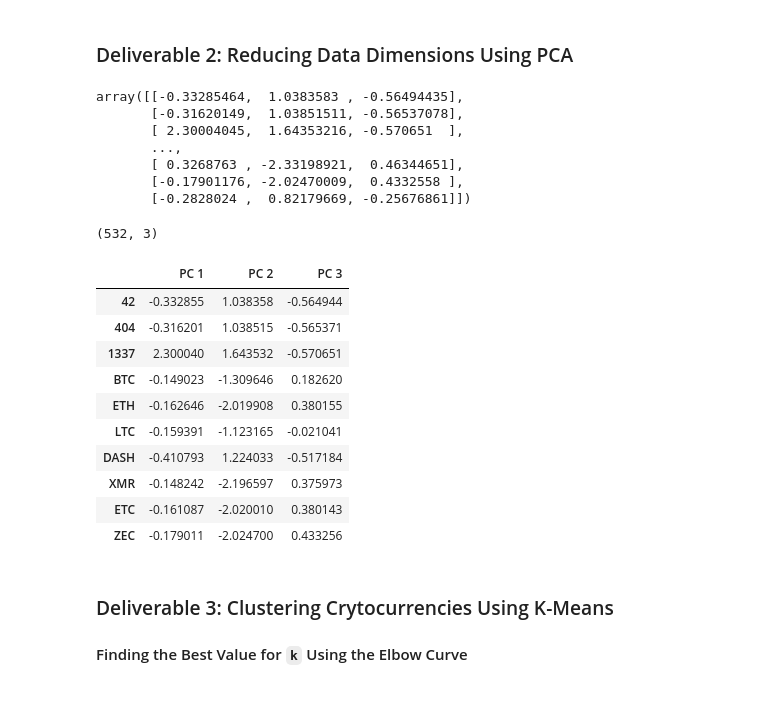
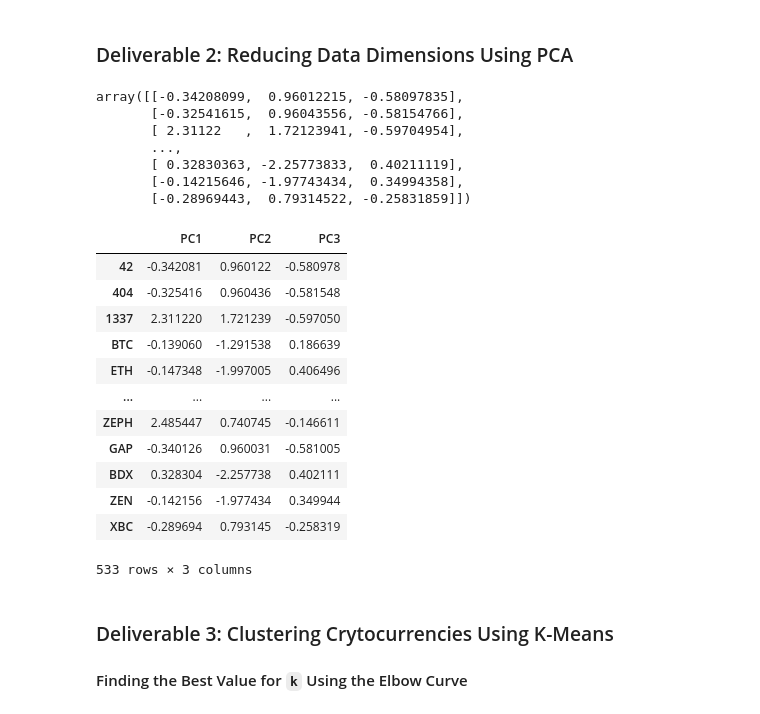
Before and after one commit to mzabrisk/Cryptocurrencies, a Jupyter notebook: crypto_clustering.ipynb, the cells around one changed output. Saved outputs shown, nothing was run; the diff lists cells and outputs as text; code cells hidden in the pictures.

```diff
--- a/crypto_clustering.ipynb
+++ b/crypto_clustering.ipynb
@@ -217,31 +217,35 @@ X
 ### Deliverable 2: Reducing Data Dimensions Using PCA
 # %%
 # Using PCA to reduce dimension to three principal components.
-# YOUR CODE HERE
+pca = PCA(n_components=3)
+X_pca = pca.fit_transform(X)
+X_pca
 # %% [output]
-array([[-0.33285464,  1.0383583 , -0.56494435],
-       [-0.31620149,  1.03851511, -0.56537078],
-       [ 2.30004045,  1.64353216, -0.570651  ],
+array([[-0.34208099,  0.96012215, -0.58097835],
+       [-0.32541615,  0.96043556, -0.58154766],
+       [ 2.31122   ,  1.72123941, -0.59704954],
        ...,
-       [ 0.3268763 , -2.33198921,  0.46344651],
-       [-0.17901176, -2.02470009,  0.4332558 ],
-       [-0.2828024 ,  0.82179669, -0.25676861]])
+       [ 0.32830363, -2.25773833,  0.40211119],
+       [-0.14215646, -1.97743434,  0.34994358],
+       [-0.28969443,  0.79314522, -0.25831859]])
 # %%
 # Create a DataFrame with the three principal components.
-# YOUR CODE HERE
+pca_df = pd.DataFrame(X_pca, columns=['PC1', 'PC2', 'PC3'], index=crypto_df.index)
+pca_df
 # %% [output]
+|  | PC1 | PC2 | PC3 |
+| 42 | -0.342081 | 0.960122 | -0.580978 |
+| 404 | -0.325416 | 0.960436 | -0.581548 |
+| 1337 | 2.311220 | 1.721239 | -0.597050 |
+| BTC | -0.139060 | -1.291538 | 0.186639 |
+| ETH | -0.147348 | -1.997005 | 0.406496 |
+| ... | ... | ... | ... |
+| ZEPH | 2.485447 | 0.740745 | -0.146611 |
+| GAP | -0.340126 | 0.960031 | -0.581005 |
+| BDX | 0.328304 | -2.257738 | 0.402111 |
+| ZEN | -0.142156 | -1.977434 | 0.349944 |
+| XBC | -0.289694 | 0.793145 | -0.258319 |
-(532, 3)
+533 rows × 3 columns
-|  | PC 1 | PC 2 | PC 3 |
-| 42 | -0.332855 | 1.038358 | -0.564944 |
-| 404 | -0.316201 | 1.038515 | -0.565371 |
-| 1337 | 2.300040 | 1.643532 | -0.570651 |
-| BTC | -0.149023 | -1.309646 | 0.182620 |
-| ETH | -0.162646 | -2.019908 | 0.380155 |
-| LTC | -0.159391 | -1.123165 | -0.021041 |
-| DASH | -0.410793 | 1.224033 | -0.517184 |
-| XMR | -0.148242 | -2.196597 | 0.375973 |
-| ETC | -0.161087 | -2.020010 | 0.380143 |
-| ZEC | -0.179011 | -2.024700 | 0.433256 |
 # %% [markdown]
 ### Deliverable 3: Clustering Crytocurrencies Using K-Means
 
```
